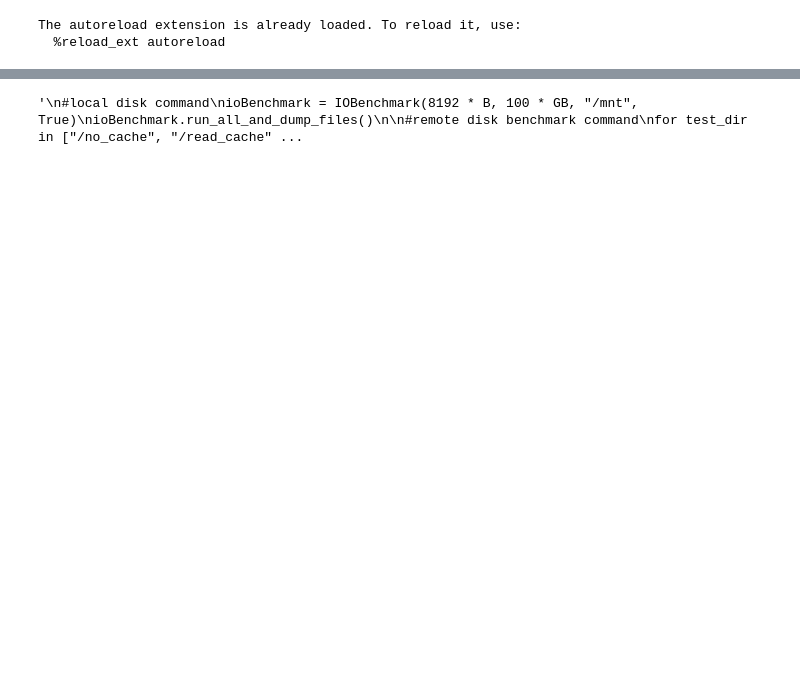
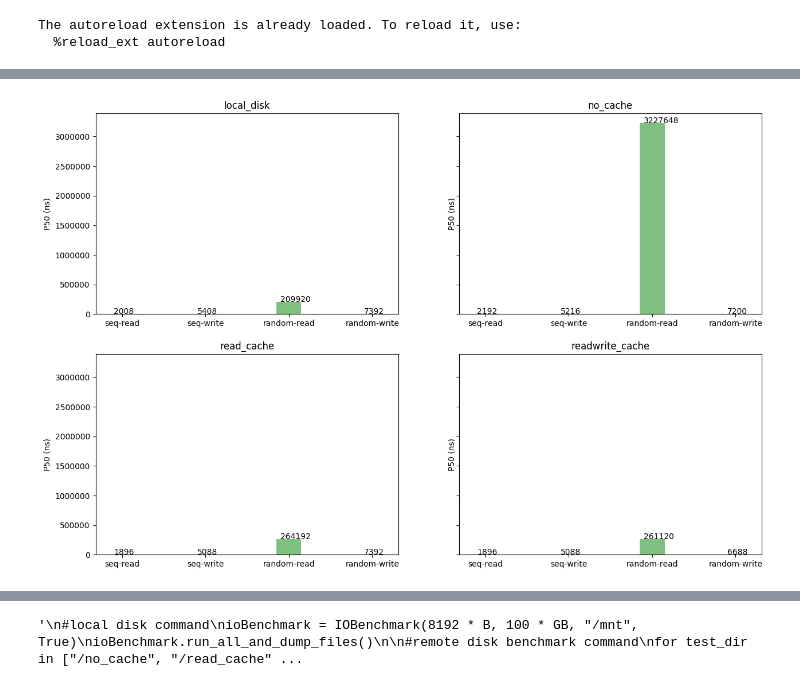
Before and after one commit to xiefan46/samza-azure-storage, a Jupyter notebook: milestone2/python/fio_benchmark.ipynb, the cells around one changed output, grey strips where cells are left out. Drawn from its saved outputs; the diff is of its cells as text; code cells hidden in the pictures; blank space fills up the shorter version.

```diff
--- a/milestone2/python/fio_benchmark.ipynb
+++ b/milestone2/python/fio_benchmark.ipynb
@@ -10,0 +67,5 @@ The autoreload extension is already loaded. To reload it, use:
+# %%
+#P50
+sub_plot(names, p50s, "P50 (ns)")
+# %% [output]
+[figure, added]
```
Also changed, not shown: parts of 9 cells of this notebook.
